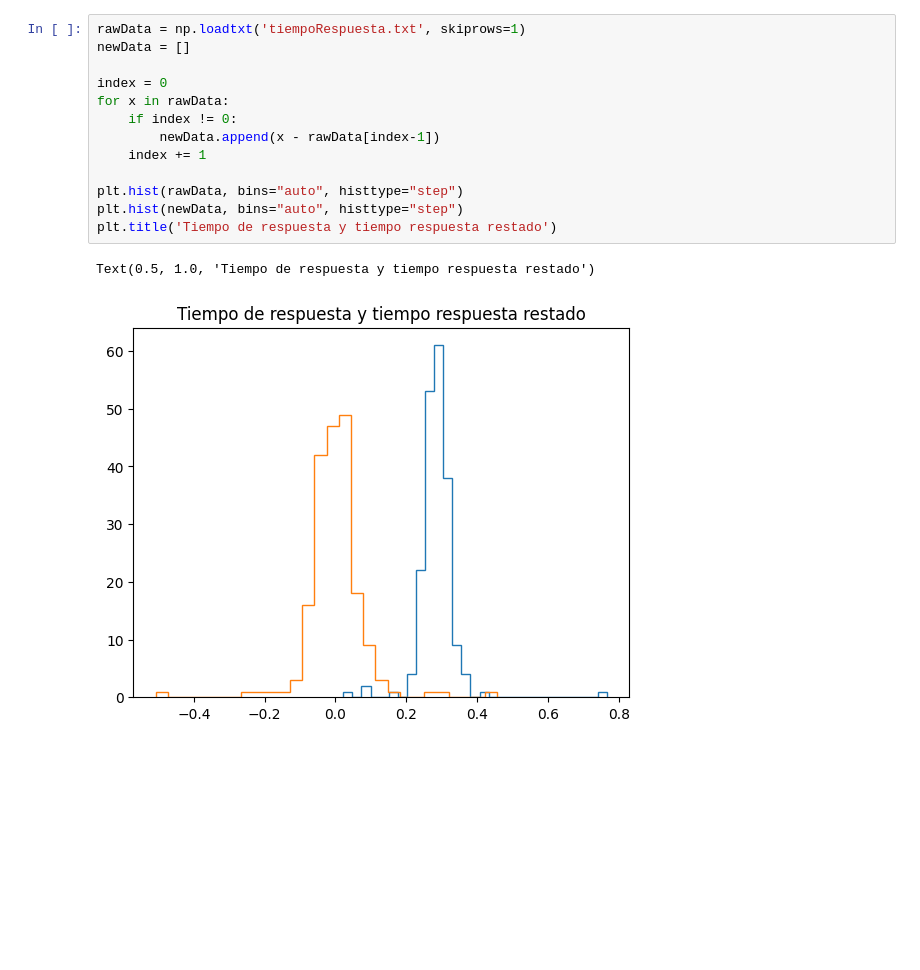
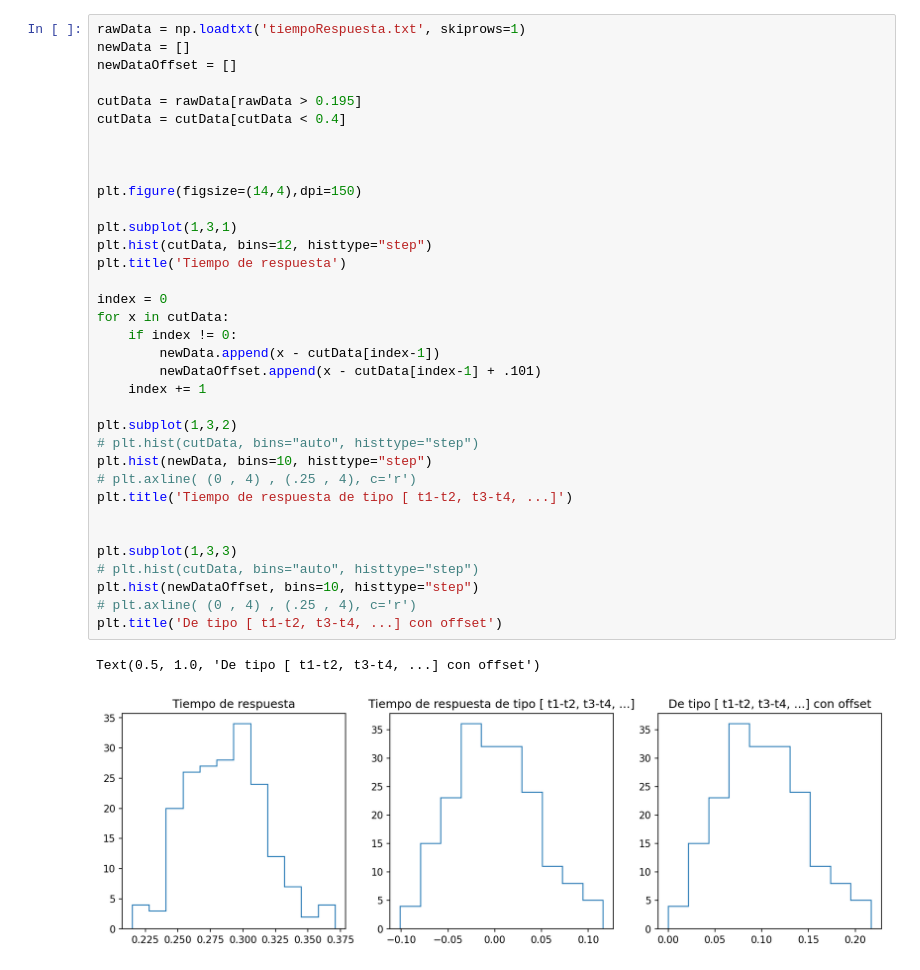
Before and after one commit to juliansjk/labo1-clase2, a Jupyter notebook: Clase_2.ipynb, the cells around one changed output. Saved outputs shown, nothing was run; the diff lists cells and outputs as text; blank space fills up the shorter version.

```diff
--- a/Clase_2.ipynb
+++ b/Clase_2.ipynb
@@ -76,16 +77,38 @@ plt.legend()
-# %%
-rawData = np.loadtxt('tiempoRespuesta.txt', skiprows=1)
-newData = []
-
-index = 0
-for x in rawData:
-    if index != 0:
-        newData.append(x - rawData[index-1])
-    index += 1
-
-plt.hist(rawData, bins="auto", histtype="step")
-plt.hist(newData, bins="auto", histtype="step")
-plt.title('Tiempo de respuesta y tiempo respuesta restado')
-# %% [output]
-Text(0.5, 1.0, 'Tiempo de respuesta y tiempo respuesta restado')
-[figure, removed]
+# %%
+rawData = np.loadtxt('tiempoRespuesta.txt', skiprows=1)
+newData = []
+newDataOffset = []
+
+cutData = rawData[rawData > 0.195]
+cutData = cutData[cutData < 0.4]
+
+
+
+plt.figure(figsize=(14,4),dpi=150)
+
+plt.subplot(1,3,1)
+plt.hist(cutData, bins=12, histtype="step")
+plt.title('Tiempo de respuesta')
+
+index = 0
+for x in cutData:
+    if index != 0:
+        newData.append(x - cutData[index-1])
+        newDataOffset.append(x - cutData[index-1] + .101)
+    index += 1
+
+plt.subplot(1,3,2)
+# plt.hist(cutData, bins="auto", histtype="step")
+plt.hist(newData, bins=10, histtype="step")
+# plt.axline( (0 , 4) , (.25 , 4), c='r')
+plt.title('Tiempo de respuesta de tipo [ t1-t2, t3-t4, ...]')
+
+
+plt.subplot(1,3,3)
+# plt.hist(cutData, bins="auto", histtype="step")
+plt.hist(newDataOffset, bins=10, histtype="step")
+# plt.axline( (0 , 4) , (.25 , 4), c='r')
+plt.title('De tipo [ t1-t2, t3-t4, ...] con offset')
+# %% [output]
+Text(0.5, 1.0, 'De tipo [ t1-t2, t3-t4, ...] con offset')
+[figure, added]
```
Also changed, not shown: parts of 4 cells of this notebook.
